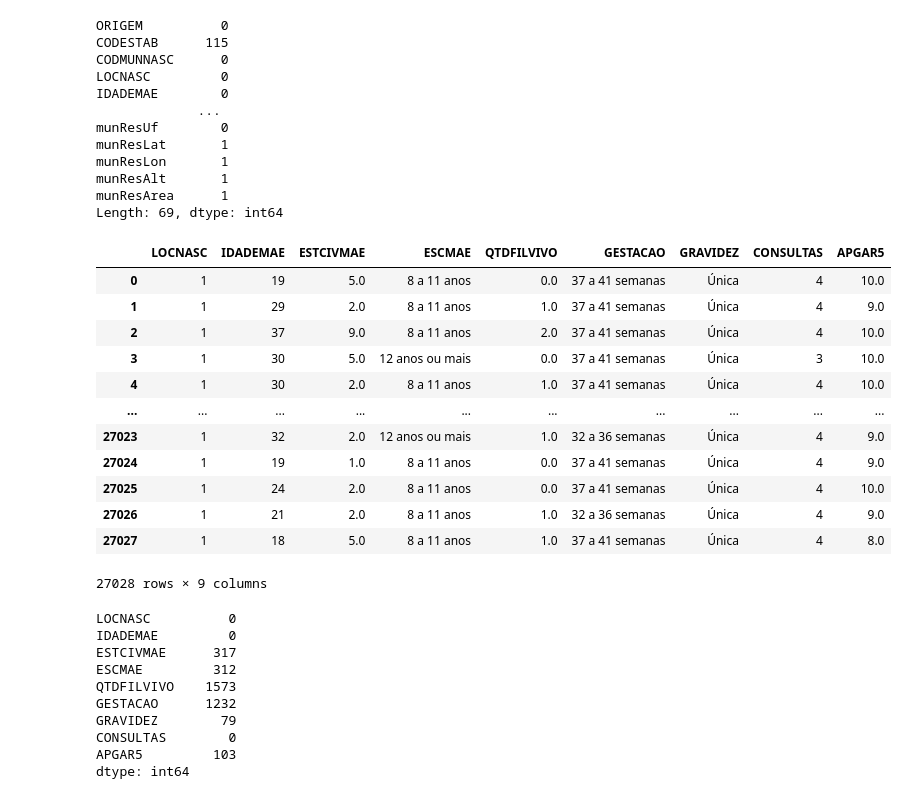
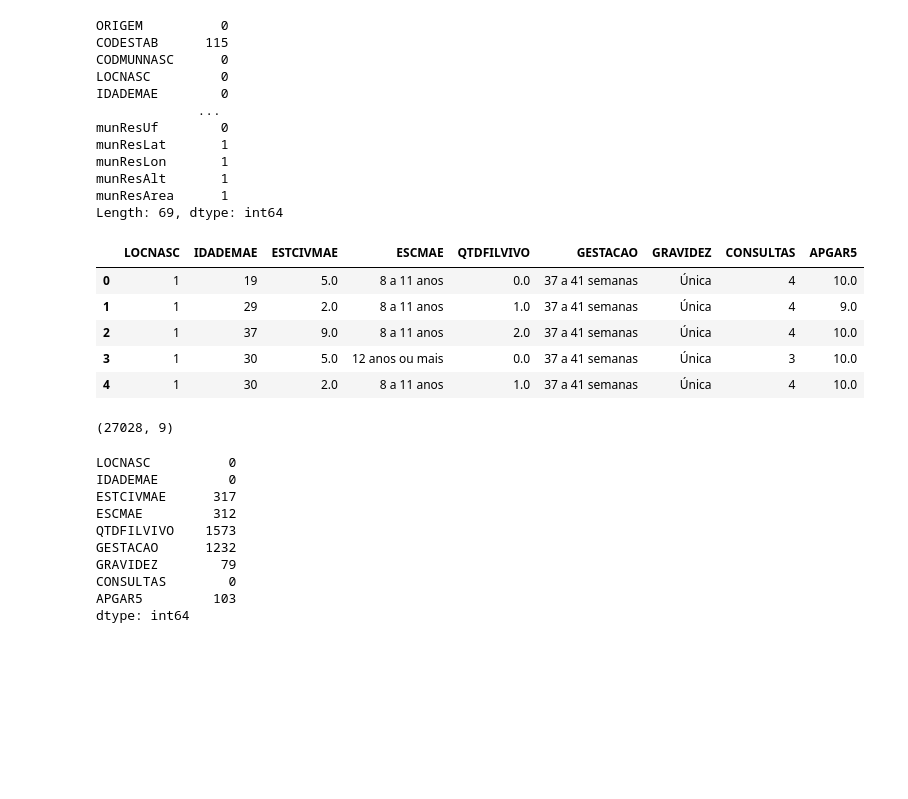
Before and after one commit to alexcmendonca/data_science_ebac, a Jupyter notebook: exercicios/modulo_005/parte_01/Mod05Ex01-03.ipynb, the cells around one changed output. Drawn from its saved outputs; the diff is of its cells as text; code cells hidden in the pictures; blank space fills up the shorter version.

```diff
--- a/exercicios/modulo_005/parte_01/Mod05Ex01-03.ipynb
+++ b/exercicios/modulo_005/parte_01/Mod05Ex01-03.ipynb
@@ -90,21 +84,18 @@ Length: 69, dtype: int64
 # %%
 # Criação de uma base com a seleção das colunas de interesse
 sinasc_resumo = sinasc[['LOCNASC', 'IDADEMAE', 'ESTCIVMAE', 'ESCMAE', 'QTDFILVIVO', 'GESTACAO', 'GRAVIDEZ', 'CONSULTAS', 'APGAR5']]
-sinasc_resumo
+sinasc_resumo.head()
 # %% [output]
 |  | LOCNASC | IDADEMAE | ESTCIVMAE | ESCMAE | QTDFILVIVO | GESTACAO | GRAVIDEZ | CONSULTAS | APGAR5 |
 | 0 | 1 | 19 | 5.0 | 8 a 11 anos | 0.0 | 37 a 41 semanas | Única | 4 | 10.0 |
 | 1 | 1 | 29 | 2.0 | 8 a 11 anos | 1.0 | 37 a 41 semanas | Única | 4 | 9.0 |
 | 2 | 1 | 37 | 9.0 | 8 a 11 anos | 2.0 | 37 a 41 semanas | Única | 4 | 10.0 |
 | 3 | 1 | 30 | 5.0 | 12 anos ou mais | 0.0 | 37 a 41 semanas | Única | 3 | 10.0 |
 | 4 | 1 | 30 | 2.0 | 8 a 11 anos | 1.0 | 37 a 41 semanas | Única | 4 | 10.0 |
-| ... | ... | ... | ... | ... | ... | ... | ... | ... | ... |
-| 27023 | 1 | 32 | 2.0 | 12 anos ou mais | 1.0 | 32 a 36 semanas | Única | 4 | 9.0 |
-| 27024 | 1 | 19 | 1.0 | 8 a 11 anos | 0.0 | 37 a 41 semanas | Única | 4 | 9.0 |
-| 27025 | 1 | 24 | 2.0 | 8 a 11 anos | 0.0 | 37 a 41 semanas | Única | 4 | 10.0 |
-| 27026 | 1 | 21 | 2.0 | 8 a 11 anos | 1.0 | 32 a 36 semanas | Única | 4 | 9.0 |
-| 27027 | 1 | 18 | 5.0 | 8 a 11 anos | 1.0 | 37 a 41 semanas | Única | 4 | 8.0 |
-27028 rows × 9 columns
+# %%
+sinasc_resumo.shape
+# %% [output]
+(27028, 9)
 # %%
 # Fazendo a contagem de valores missing com as variáveis de interesse
 sinasc_resumo.isna().sum()
```
Also changed, not shown: parts of 11 cells of this notebook.
